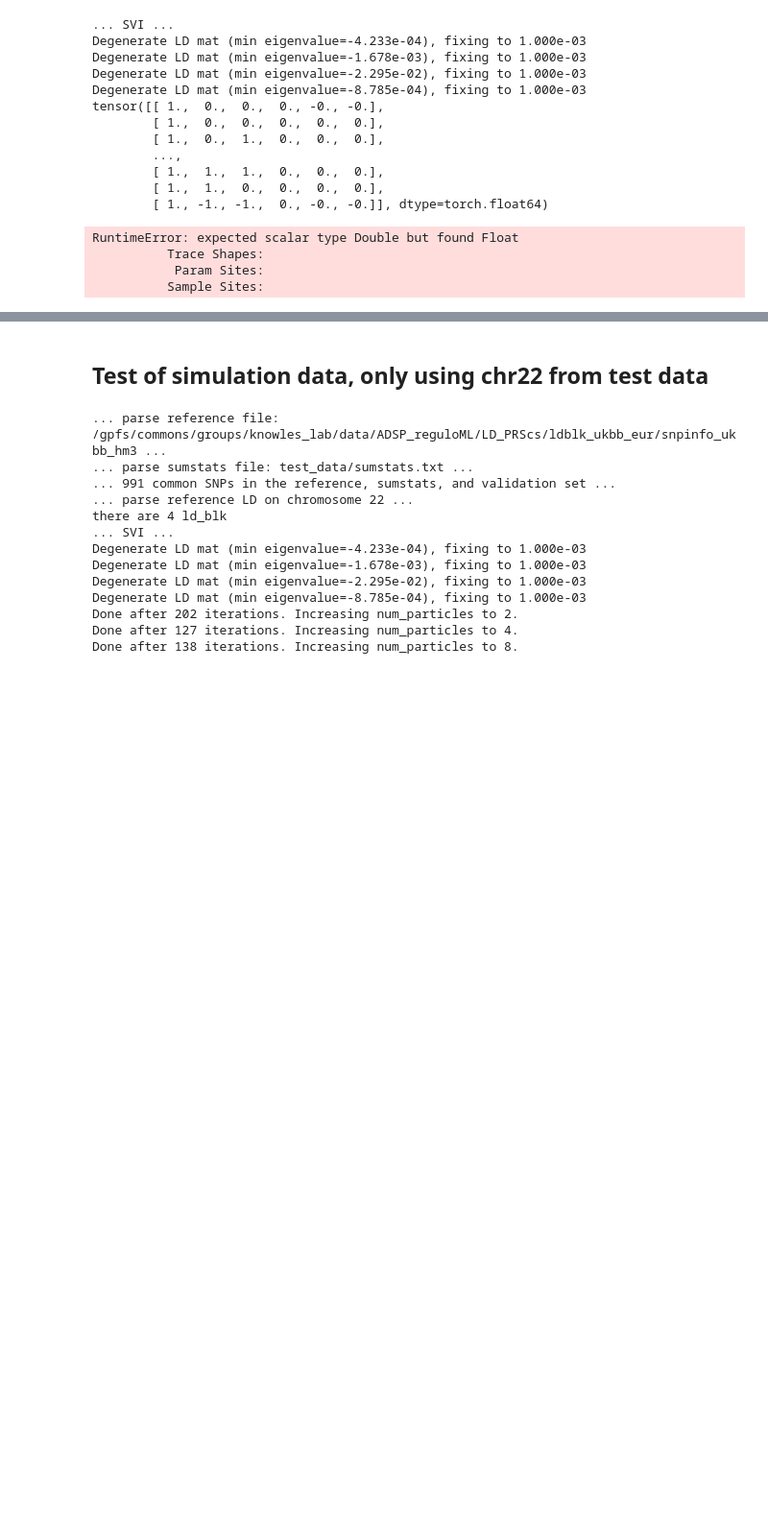
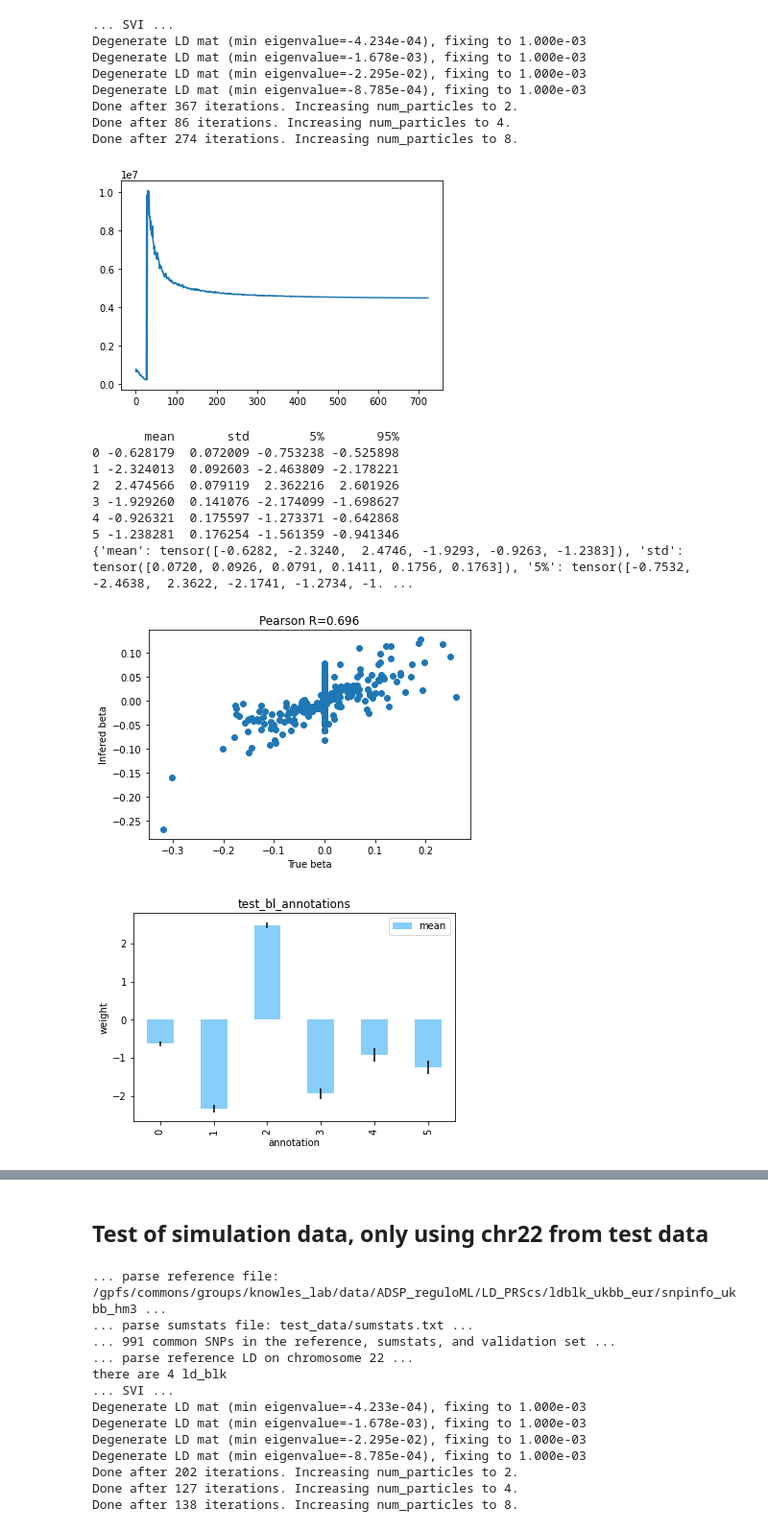
Before and after one commit to davidaknowles/casopr, a Jupyter notebook: simulation.ipynb, the cells around one changed output, grey strips where cells are left out. Shown: that part at 96% size. Drawn from its saved outputs; the diff is of its cells as text; code cells hidden in the pictures; blank space fills up the shorter version.

Commit message:
anntation done

```diff
--- a/simulation.ipynb
+++ b/simulation.ipynb
@@ -171,6 +171,24 @@ def simulate_sumstats(ld_blk, blk_size, n_gwas, p, sst_dict,prop_nz = 0.2, beta_
     annotations_double = annotations.double()
     return beta_true, beta_mrg, annotations_double
 # %%
+##testing
+
+param_dict = {
+    'ref_dir' : '/gpfs/commons/groups/knowles_lab/data/ADSP_reguloML/LD_PRScs/ldblk_ukbb_eur', ## add my path
+    'bim_prefix' : "test_data/test",
+    'sst_file' : "test_data/sumstats.txt",
+    'n_gwas' : 200000,
+    'out_dir' : "test_data",
+    "seed" : 42,
+    "beta_std" : "False",
+    "n_iter" : 1000
+}
+
+
+bl_anno='/gpfs/commons/groups/knowles_lab/data/ADSP_reguloML/annotations/annotations_high_h2/baseline/baseline_high_h2_chr'
+deepsea='/gpfs/commons/groups/knowles_lab/data/ADSP_reguloML/annotations/annotations_high_h2/deepsea/deepsea_high_h2_chr'
+enformer='/gpfs/commons/groups/knowles_lab/data/ADSP_reguloML/annotations/annotations_high_h2/enformer/enformer_high_h2_chr'
+
 chrom=22
 ref_df = parse_genet.parse_ref(param_dict['ref_dir'] + '/snpinfo_ukbb_hm3')
 ref_df = ref_df[ref_df.CHR == chrom]
@@ -178,9 +196,7 @@ vld_df = parse_genet.parse_bim(param_dict['bim_prefix'] + ".bim")
 vld_df = vld_df[vld_df.CHR == chrom]
 sst_dict = parse_genet.parse_sumstats(ref_df, vld_df, param_dict['sst_file'], param_dict['n_gwas'])
 ld_blk, ld_blk_sym, blk_size = parse_genet.parse_ldblk(param_dict['ref_dir'], sst_dict, chrom)
-print("There are %d ld_blk" %(len(ld_blk)))
-
-beta_true, beta_mrg, annotations = simulate_sumstats(ld_blk, blk_size, param_dict['n_gwas'], p = len(sst_dict),sst_dict = sst_dict, anno_path = bl_anno)
+print("There are %s ld_blk" %(len(ld_blk)))
 # %% [output]
 ... parse reference file: /gpfs/commons/groups/knowles_lab/data/ADSP_reguloML/LD_PRScs/ldblk_ukbb_eur/snpinfo_ukbb_hm3 ...
 ... parse sumstats file: test_data/sumstats.txt ...
@@ -218,21 +220,44 @@ tensor([[ 1.,  0.,  0.,  0., -0., -0.],
 # %%
-importlib.reload(vi)
-vi.vi(sst_dict, param_dict['n_gwas'], ld_blk, blk_size, device = device, annotations = annotations, max_iterations = param_dict['n_iter'], max_particles=4, desired_min_eig = 1e-3, min_iterations = 200, stall_window = 30, phi_as_prior = False, lr = 0.03, constrain_sigma = True)
+losses, beta, phi_est, stats = vi.vi(sst_dict, param_dict['n_gwas'], ld_blk, blk_size, device = device, annotations = annotations.float(), max_iterations = param_dict['n_iter'], max_particles=4, desired_min_eig = 1e-3, min_iterations = 200, stall_window = 30, phi_as_prior = False, lr = 0.03, constrain_sigma = True)
 # %% [output]
 ... SVI ...
-Degenerate LD mat (min eigenvalue=-4.233e-04), fixing to 1.000e-03
+Degenerate LD mat (min eigenvalue=-4.234e-04), fixing to 1.000e-03
 Degenerate LD mat (min eigenvalue=-1.678e-03), fixing to 1.000e-03
 Degenerate LD mat (min eigenvalue=-2.295e-02), fixing to 1.000e-03
 Degenerate LD mat (min eigenvalue=-8.785e-04), fixing to 1.000e-03
-tensor([[ 1.,  0.,  0.,  0., -0., -0.],
-        [ 1.,  0.,  0.,  0.,  0.,  0.],
-        [ 1.,  0.,  1.,  0.,  0.,  0.],
-        ...,
-        [ 1.,  1.,  1.,  0.,  0.,  0.],
-        [ 1.,  1.,  0.,  0.,  0.,  0.],
-        [ 1., -1., -1.,  0., -0., -0.]], dtype=torch.float64)
+Done after 367 iterations. Increasing num_particles to 2.
+Done after 86 iterations. Increasing num_particles to 4.
+Done after 274 iterations. Increasing num_particles to 8.
-RuntimeError: expected scalar type Double but found Float
-          Trace Shapes:
-           Param Sites:
-          Sample Sites:
+# %%
+plt.plot(losses); plt.show()
+plt.scatter(beta_true, beta)
+plt.xlabel("True beta")
+plt.ylabel("Infered beta")
+plt.title("Pearson R=%1.3f" % scipy.stats.pearsonr(beta_true,beta)[0] )
+
+
+
+## check anno
+anno_df = pd.DataFrame.from_dict(stats["annotation_weights"] )
+print(anno_df)
+anno_df.reset_index().plot(x="index", y = 'mean', yerr='std',kind="bar", color='lightskyblue', title = "test_bl_annotations", ylabel='weight', xlabel='annotation')
+print(stats["annotation_weights"]) # ideally should show large positive value for second entry, and close to 0 for third (noise)
+
+# convert standardized beta to per-allele beta
+if param_dict["beta_std"] == 'False':
+    beta /= np.sqrt(2.0*sst_dict['MAF']*(1.0-sst_dict['MAF']))
+
+sst_dict["beta_shrunk"] = beta
+# %% [output]
+[figure, added]
+       mean       std        5%       95%
+0 -0.628179  0.072009 -0.753238 -0.525898
+1 -2.324013  0.092603 -2.463809 -2.178221
+2  2.474566  0.079119  2.362216  2.601926
+3 -1.929260  0.141076 -2.174099 -1.698627
+4 -0.926321  0.175597 -1.273371 -0.642868
+5 -1.238281  0.176254 -1.561359 -0.941346
+{'mean': tensor([-0.6282, -2.3240,  2.4746, -1.9293, -0.9263, -1.2383]), 'std': tensor([0.0720, 0.0926, 0.0791, 0.1411, 0.1756, 0.1763]), '5%': tensor([-0.7532, -2.4638,  2.3622, -2.1741, -1.2734, -1. ...
+[figure, added]
+[figure, added]
 # %%
```
Also changed, not shown: parts of 12 cells of this notebook, 3 other files.
